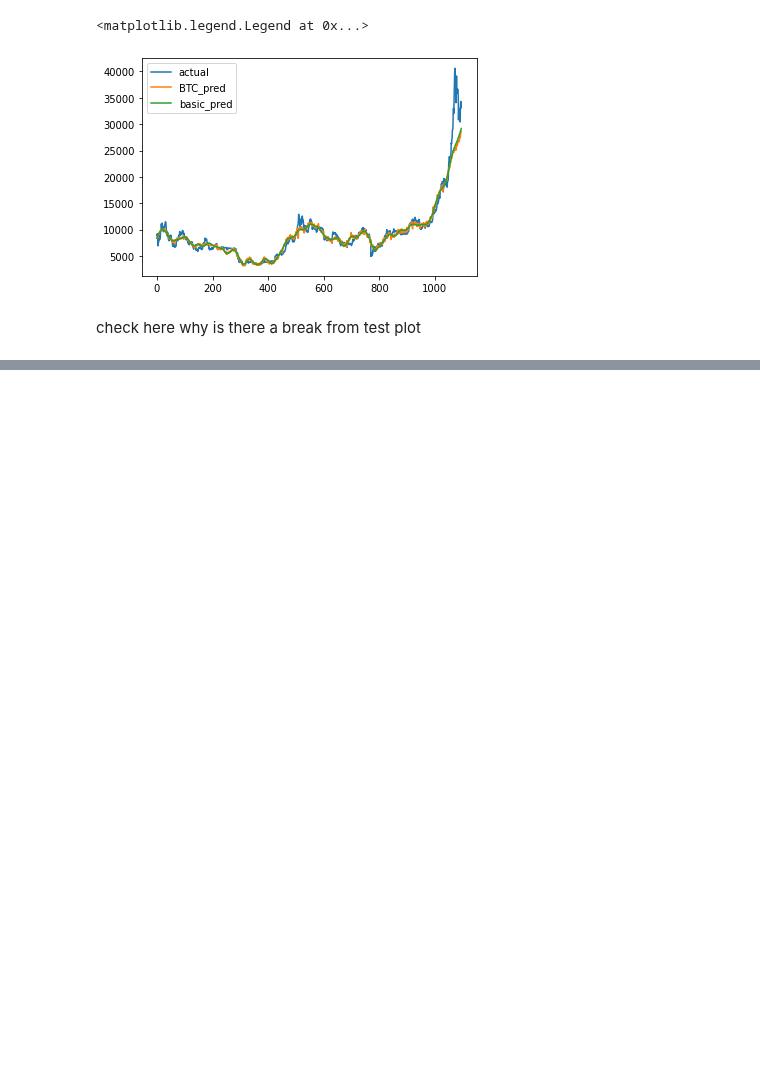
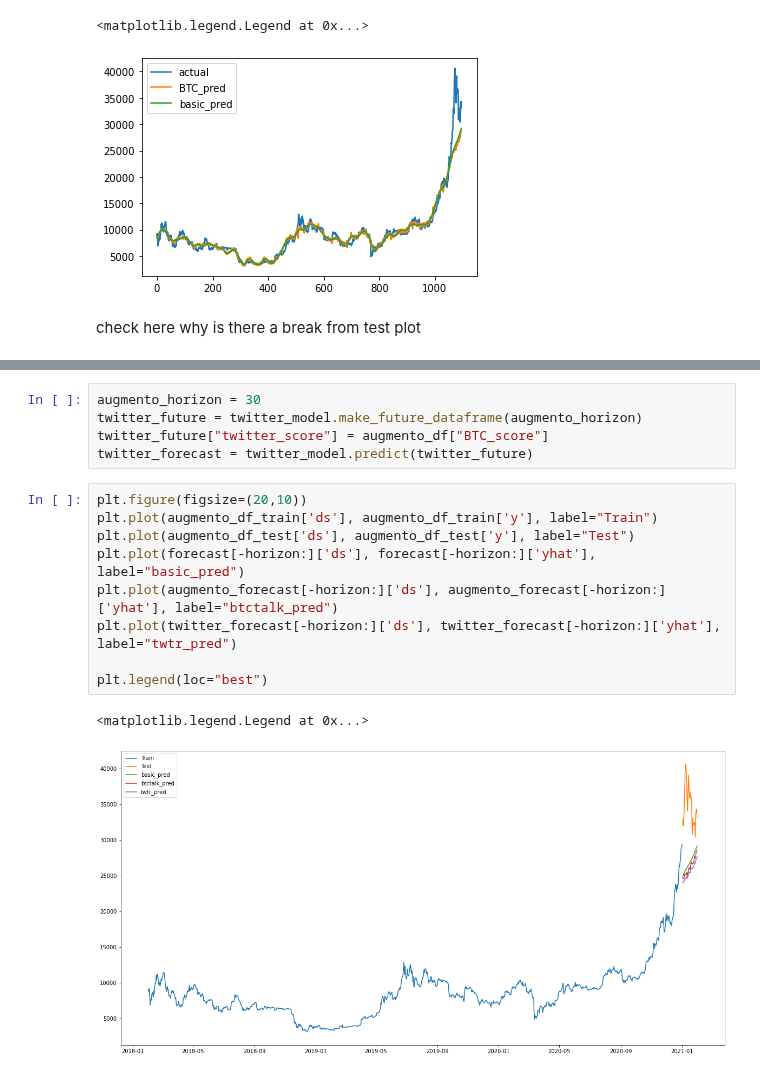
Before and after one commit to Dmunozig/crypto_sentiment, a Jupyter notebook: notebooks/olavo_prophet_modelling.ipynb, the cells around one changed output, grey strips where cells are left out. Saved outputs shown, nothing was run; the diff lists cells and outputs as text; blank space fills up the shorter version.

```diff
--- a/notebooks/olavo_prophet_modelling.ipynb
+++ b/notebooks/olavo_prophet_modelling.ipynb
@@ -215,0 +233,17 @@ performance_metrics(cv_results)
+# %%
+augmento_horizon = 30
+twitter_future = twitter_model.make_future_dataframe(augmento_horizon)
+twitter_future["twitter_score"] = augmento_df["BTC_score"]
+twitter_forecast = twitter_model.predict(twitter_future)
+# %%
+plt.figure(figsize=(20,10))
+plt.plot(augmento_df_train['ds'], augmento_df_train['y'], label="Train")
+plt.plot(augmento_df_test['ds'], augmento_df_test['y'], label="Test")
+plt.plot(forecast[-horizon:]['ds'], forecast[-horizon:]['yhat'], label="basic_pred")
+plt.plot(augmento_forecast[-horizon:]['ds'], augmento_forecast[-horizon:]['yhat'], label="btctalk_pred")
+plt.plot(twitter_forecast[-horizon:]['ds'], twitter_forecast[-horizon:]['yhat'], label="twtr_pred")
+
+plt.legend(loc="best")
+# %% [output]
+<matplotlib.legend.Legend at 0x...>
+[figure, added]
```
Also changed, not shown: parts of 35 cells of this notebook, 1 other file.
